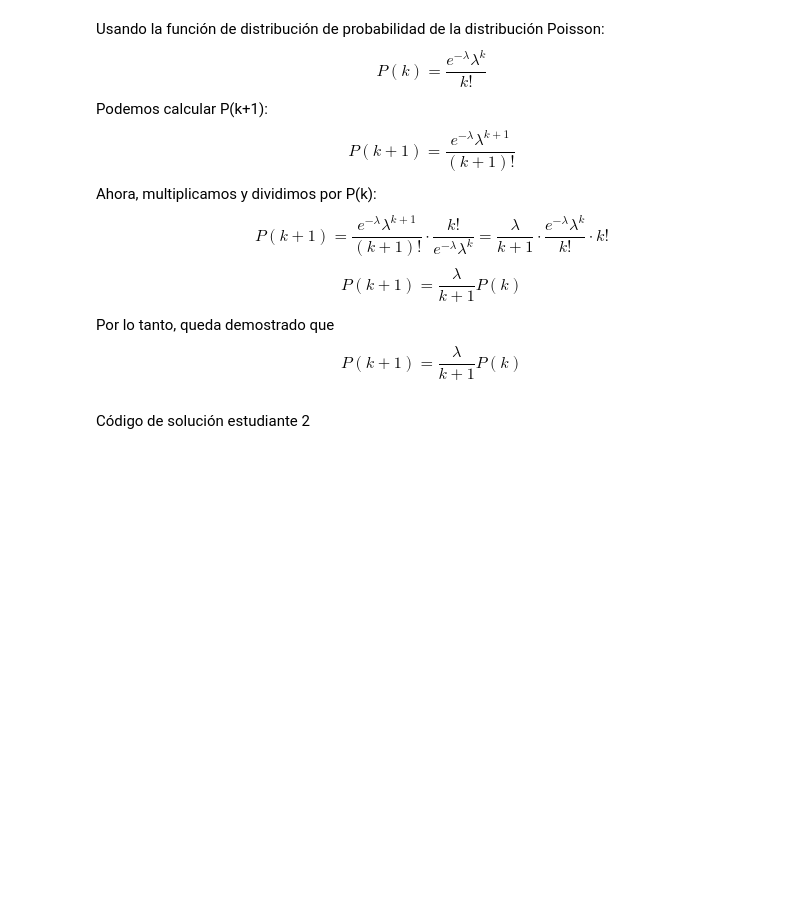
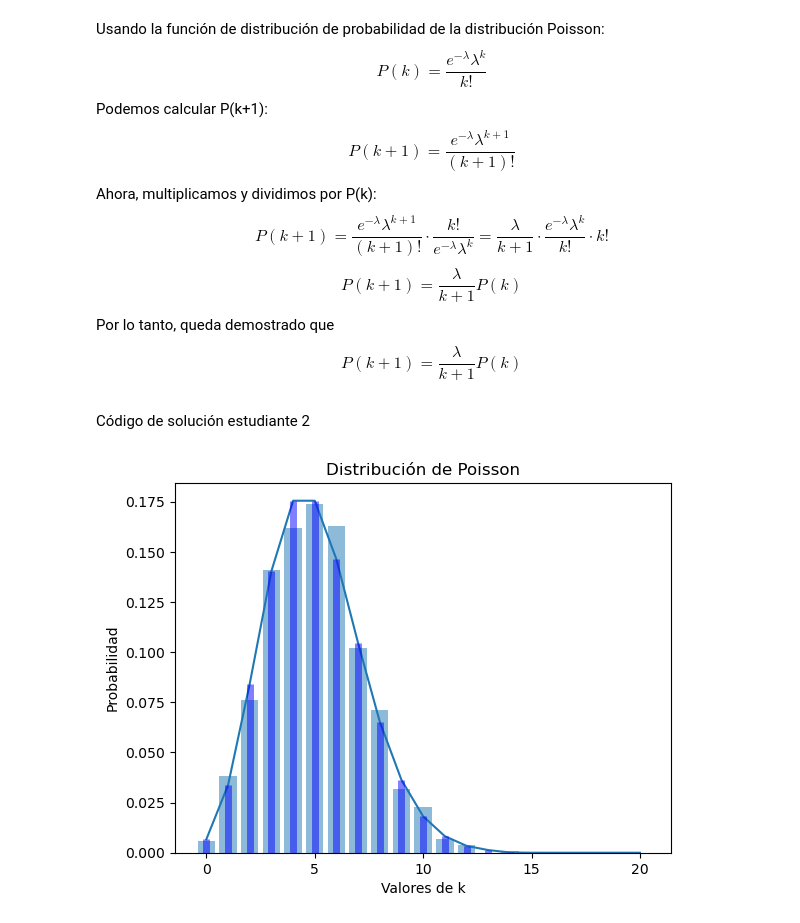
Before and after one commit to EmilianoMena/ProyectoConjunto_EMena_DCastro, a Jupyter notebook: Plantilla_Tareas.ipynb, the cells around one changed output. Cells and saved outputs as stored; diff of their text form; code cells hidden in the pictures; blank space fills up the shorter version.

```diff
--- a/Plantilla_Tareas.ipynb
+++ b/Plantilla_Tareas.ipynb
@@ -287,3 +247,39 @@ Por lo tanto, queda demostrado que
 $$ P(k+1) = \frac{\lambda}{k+1} P(k) $$
 # %% [markdown]
 Código de solución estudiante 2
+# %%
+# Definir la función de distribución acumulada
+def Fx_poisson(k, lam):
+    cdf = 0
+    for i in range(k+1):
+        cdf += np.exp(-lam) * (lam**i) / np.math.factorial(i)
+    return cdf
+
+# Generar valores de k para la distribución
+lam = 5
+k_vals = np.arange(0, 21)
+
+# Calcular la función de distribución acumulada
+p_acum = [Fx_poisson(k, lam) for k in k_vals]
+
+# Generar valores aleatorios utilizando la técnica de la transformada inversa
+num_observaciones = 1000
+u_vals = np.random.uniform(size=num_observaciones)
+d_poisson = np.zeros(num_observaciones)
+
+for i in range(num_observaciones):
+    j = 0
+    while u_vals[i] > p_acum[j]:
+        j += 1
+    d_poisson[i] = k_vals[j]
+
+# Graficar la distribución Poisson y el histograma de los valores generados
+plt.plot(k_vals, [np.exp(-lam)*(lam**k)/np.math.factorial(k) for k in k_vals], ms=8)
+plt.vlines(k_vals, 0, [np.exp(-lam)*(lam**k)/np.math.factorial(k) for k in k_vals], colors='b', lw=5, alpha=0.5)
+plt.bar(k_vals, np.bincount(np.round(d_poisson).astype(int), minlength=len(k_vals))/num_observaciones, alpha=0.5)
+plt.xlabel('Valores de k')
+plt.ylabel('Probabilidad')
+plt.title('Distribución de Poisson')
+plt.show()
+# %% [output]
+[figure, added]
```
Also changed, not shown: parts of 8 cells of this notebook.
